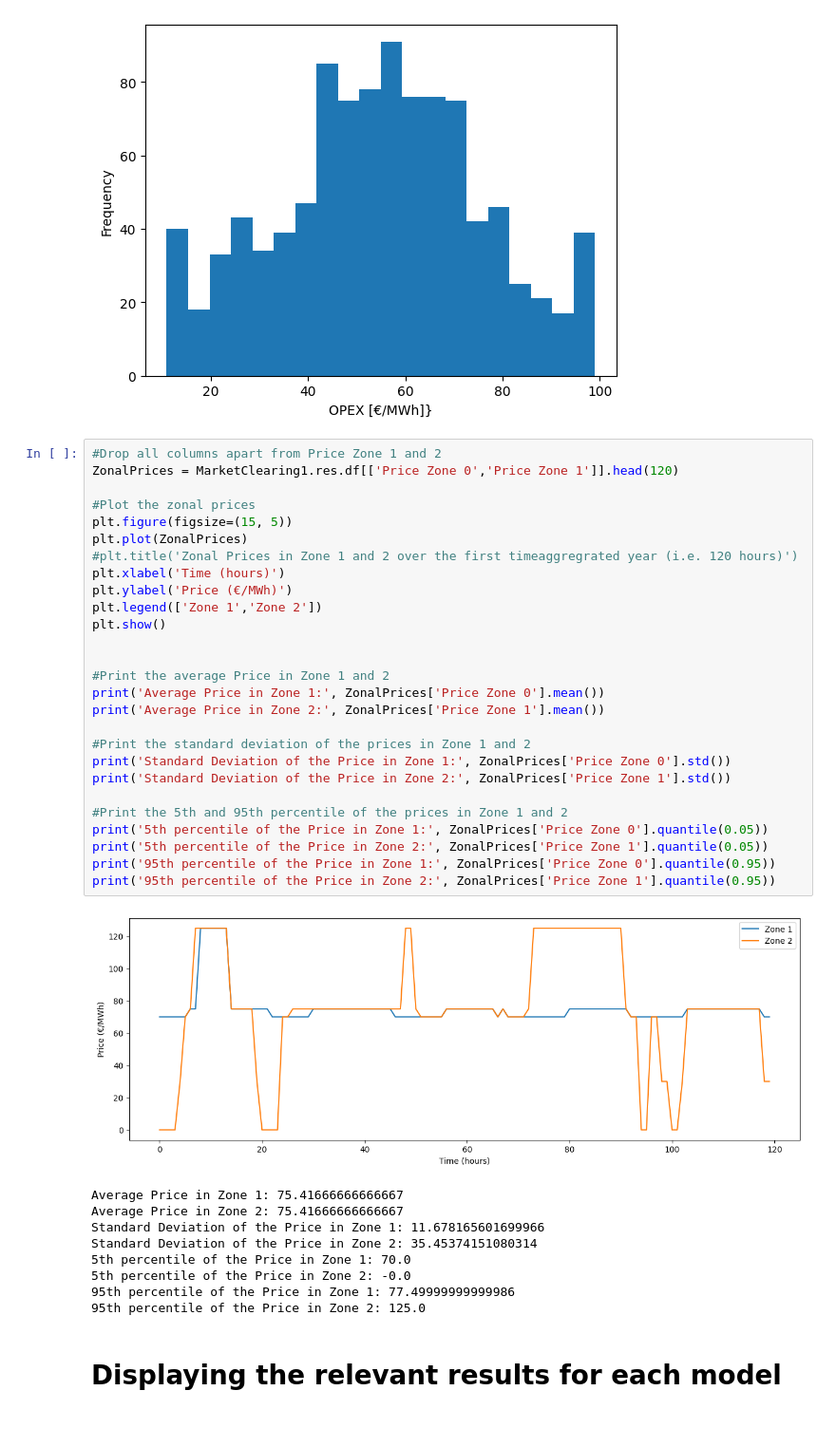
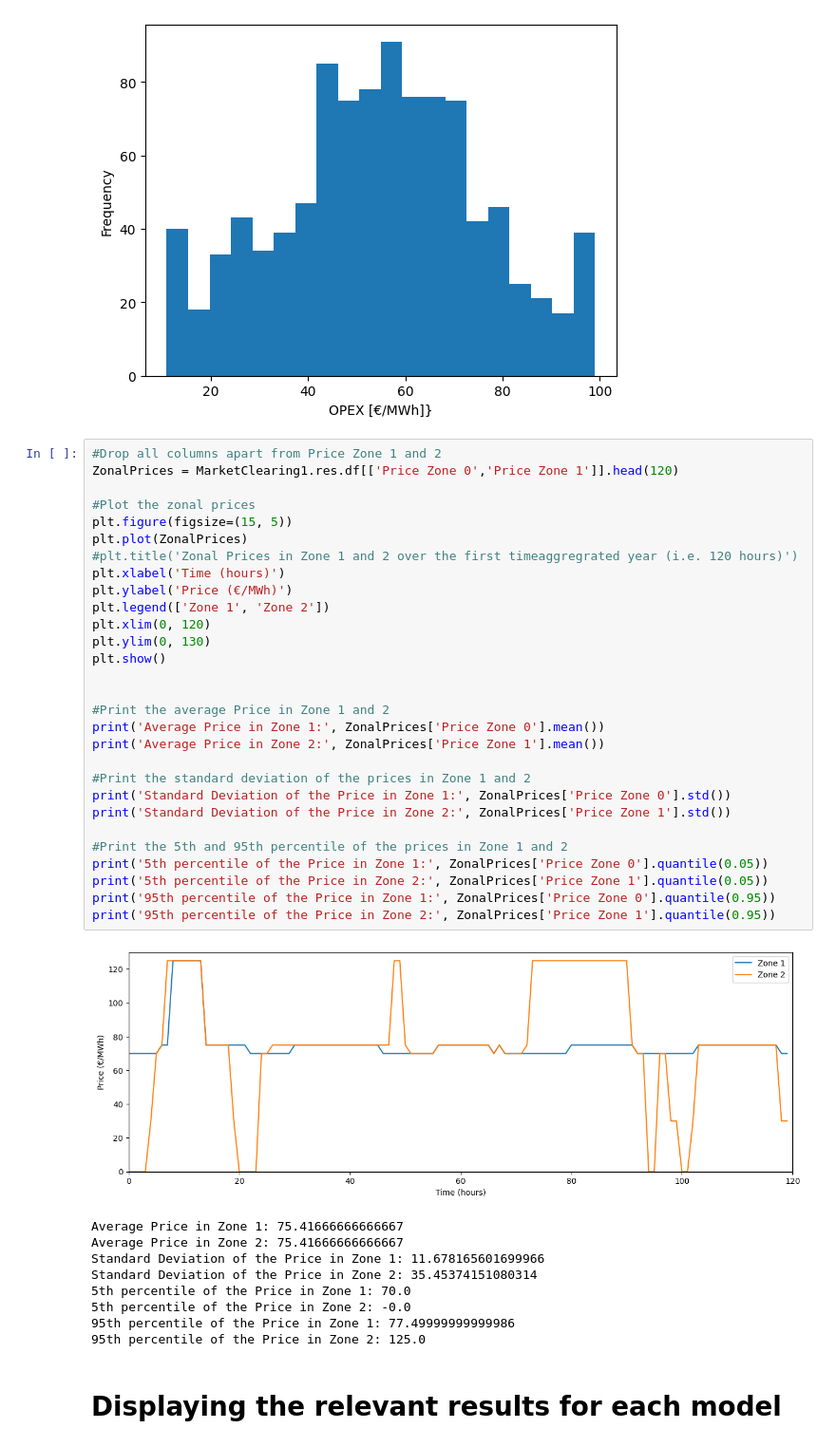
Before and after one commit to bioapfelsaft123/Opti, a Jupyter notebook: AssignmentV2/Main Code/Assignment_Class.ipynb, the cells around one changed output. Shown: that part at 95% size. Saved outputs shown, nothing was run; the diff lists cells and outputs as text.

Commit message:
Update MCP Plot

```diff
--- a/AssignmentV2/Main Code/Assignment_Class.ipynb
+++ b/AssignmentV2/Main Code/Assignment_Class.ipynb
@@ -581,32 +579,34 @@ plt.show()
 # %%
 #Drop all columns apart from Price Zone 1 and 2
 ZonalPrices = MarketClearing1.res.df[['Price Zone 0','Price Zone 1']].head(120)
 
 #Plot the zonal prices
 plt.figure(figsize=(15, 5))
 plt.plot(ZonalPrices)
 #plt.title('Zonal Prices in Zone 1 and 2 over the first timeaggregrated year (i.e. 120 hours)')
 plt.xlabel('Time (hours)')
 plt.ylabel('Price (€/MWh)')
-plt.legend(['Zone 1','Zone 2'])
+plt.legend(['Zone 1', 'Zone 2'])
+plt.xlim(0, 120)
+plt.ylim(0, 130)
 plt.show()
 
 
 #Print the average Price in Zone 1 and 2
 print('Average Price in Zone 1:', ZonalPrices['Price Zone 0'].mean())
 print('Average Price in Zone 2:', ZonalPrices['Price Zone 1'].mean())
 
 #Print the standard deviation of the prices in Zone 1 and 2
 print('Standard Deviation of the Price in Zone 1:', ZonalPrices['Price Zone 0'].std())
 print('Standard Deviation of the Price in Zone 2:', ZonalPrices['Price Zone 1'].std())
 
 #Print the 5th and 95th percentile of the prices in Zone 1 and 2
 print('5th percentile of the Price in Zone 1:', ZonalPrices['Price Zone 0'].quantile(0.05))
 print('5th percentile of the Price in Zone 2:', ZonalPrices['Price Zone 1'].quantile(0.05))
 print('95th percentile of the Price in Zone 1:', ZonalPrices['Price Zone 0'].quantile(0.95))
 print('95th percentile of the Price in Zone 2:', ZonalPrices['Price Zone 1'].quantile(0.95))
 # %% [output]
-[figure, old version]
+[figure, new version]
 Average Price in Zone 1: 75.41666666666667
 Average Price in Zone 2: 75.41666666666667
 Standard Deviation of the Price in Zone 1: 11.678165601699966
```
Also changed, not shown: parts of 6 cells of this notebook.
